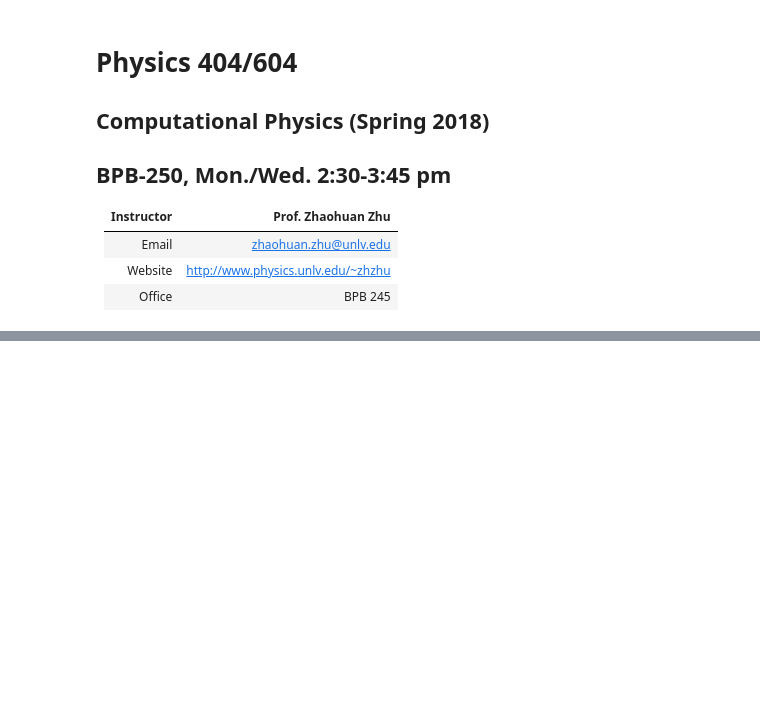
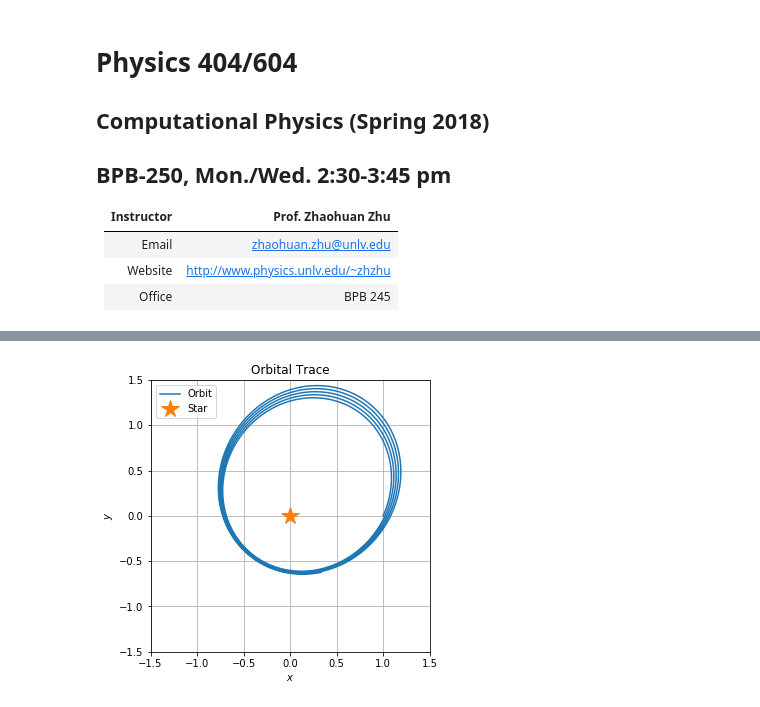
Before and after one commit to sabaronett/computational-physics-class-404-604-Spring-2020, a Jupyter notebook: lectures/Lect7-pre.ipynb, the cells around one changed output, grey strips where cells are left out. Cells and saved outputs as stored; diff of their text form; code cells hidden in the pictures; blank space fills up the shorter version.

```diff
--- a/lectures/Lect7-pre.ipynb
+++ b/lectures/Lect7-pre.ipynb
@@ -691,0 +123,57 @@ LHS-RHS [ 1.11022302e-16 -1.11022302e-16]
+# %%
+# So we have y[0]=x, y[1]=v_{x}, y[2]=y, y[3]=v_{y}
+
+import numpy as np
+import matplotlib.pyplot as plt
+
+G=1.
+M=1.
+tend=5*2.*np.pi
+h=0.001
+y=[1.,.4,0,.9]
+t=0
+
+def f(t, y):
+    f=np.zeros(4)
+    r=np.sqrt(y[0]*y[0]+y[2]*y[2])
+    f[0]=y[1]
+    f[1]=-G*M/r/r/r*y[0]
+    f[2]=y[3]            # please finish this line
+    f[3]=-G*M/r/r/r*y[2] # please finish this line
+    return f
+
+def eu(t, h, y, neq):
+    """
+    Advance the solution by one step, h.
+    neq is the nth equation of y[]
+    """
+    fv=f(t, y)
+#     for i in range(neq):
+#         #please finish this line with Euler method
+#         y[i] += h*fv[i]
+    y += h*f(t,y)
+    return y
+
+xp=[]
+yp=[]
+while(t<tend):
+    if((t+h)>tend):
+        h=tend-t
+    y = eu(t, h, y, 4) # please finish this line
+    xp=np.append(xp,y[0])
+    yp=np.append(yp,y[2])
+    t = t+h
+
+plt.figure(figsize=(5,5))
+plt.title("Orbital Trace")
+plt.xlim(-1.5,1.5)
+plt.xlabel('$x$')
+plt.ylabel('$y$')
+plt.ylim(-1.5,1.5)
+plt.plot(xp,yp, label='Orbit')
+plt.plot(0,0, '*', markersize=18, label='Star')
+plt.grid()
+plt.legend(loc="best")
+plt.show()
+# %% [output]
+[figure, added]
```
Also changed, not shown: parts of 56 cells of this notebook.
